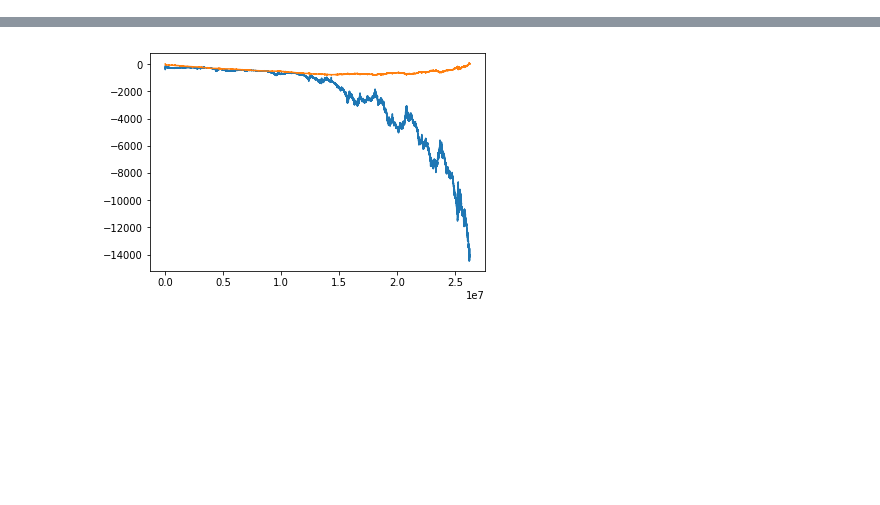
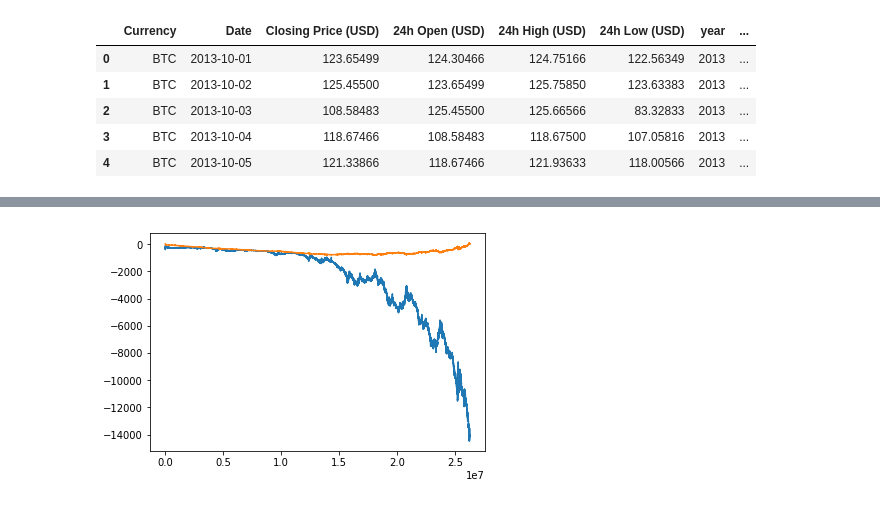
Before and after one commit to dbabbitt/notebooks, a Jupyter notebook: coin-analytics/ipynb/Saving at Coinbase.ipynb, the cells around one changed output, grey strips where cells are left out. Cells and saved outputs as stored; diff of their text form; code cells hidden in the pictures; blank space fills up the shorter version.

```diff
--- a/coin-analytics/ipynb/Saving at Coinbase.ipynb
+++ b/coin-analytics/ipynb/Saving at Coinbase.ipynb
@@ -12,0 +15,37 @@ from datetime import datetime
+# %%
+
+chunk_size = 10 ** 6
+out_file_path = '../data/csv/BTC_USD_2013-10-01_2021-04-30-CoinDesk.csv'
+hard_date = date.today()
+# hard_timestamp = int(time.mktime(hard_date.timetuple()))
+date_format = '%Y-%m-%d'
+with pd.read_csv(out_file_path, encoding=s.encoding_type, chunksize=chunk_size) as reader:
+    for chunk_df in reader:
+        chunk_df.Date = chunk_df.Date.map(lambda x: datetime.strptime(x, date_format).date())
+        min_date = chunk_df.Date.min()
+        if(min_date < hard_date):
+            hard_date = min_date
+# %%
+
+df_list = []
+with pd.read_csv(out_file_path, encoding=s.encoding_type, chunksize=chunk_size) as reader:
+    for chunk_df in reader:
+        chunk_df.Date = chunk_df.Date.map(lambda x: datetime.strptime(x, date_format).date())
+        chunk_df = chunk_df.sort_values('Date')
+        chunk_df['year'] = chunk_df['Date'].map(lambda x: x.year)
+        chunk_df['month'] = chunk_df['Date'].map(lambda x: x.month)
+        chunk_df['day'] = chunk_df['Date'].map(lambda x: x.day)
+        chunk_df['week_day'] = chunk_df['Date'].map(lambda x: x.weekday())
+        chunk_df['days_from'] = chunk_df ['Date'].map(lambda x: (x - hard_date).days)
+        df_list.append(chunk_df)
+# %%
+
+BTCUSD_df = pd.concat(df_list)
+BTCUSD_df.head()
+# %% [output]
+|  | Currency | Date | Closing Price (USD) | 24h Open (USD) | 24h High (USD) | 24h Low (USD) | year | ... |
+| 0 | BTC | 2013-10-01 | 123.65499 | 124.30466 | 124.75166 | 122.56349 | 2013 | ... |
+| 1 | BTC | 2013-10-02 | 125.45500 | 123.65499 | 125.75850 | 123.63383 | 2013 | ... |
+| 2 | BTC | 2013-10-03 | 108.58483 | 125.45500 | 125.66566 | 83.32833 | 2013 | ... |
+| 3 | BTC | 2013-10-04 | 118.67466 | 108.58483 | 118.67500 | 107.05816 | 2013 | ... |
+| 4 | BTC | 2013-10-05 | 121.33866 | 118.67466 | 121.93633 | 118.00566 | 2013 | ... |
```
Also changed, not shown: parts of 20 cells of this notebook, 2 other files.
